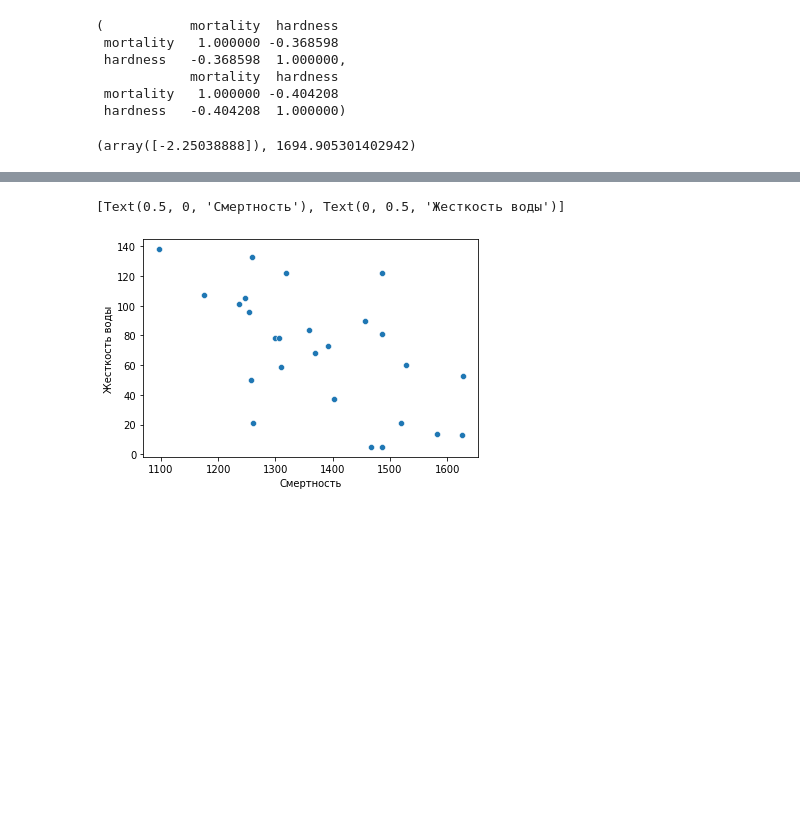
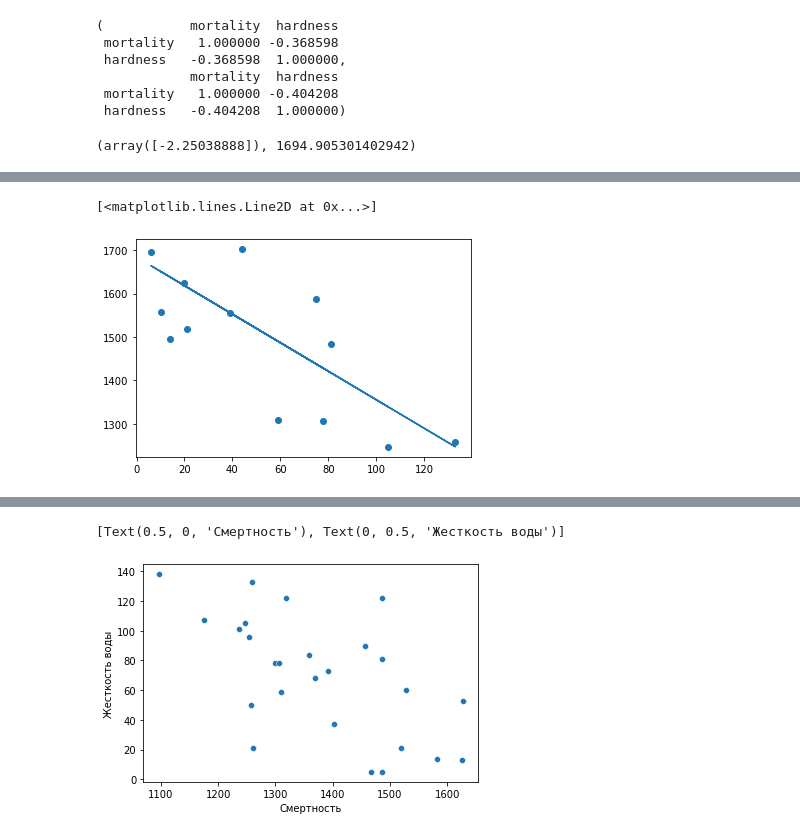
Before and after one commit to jenybari/homework, a Jupyter notebook: statistika4.ipynb, the cells around one changed output, grey strips where cells are left out. Drawn from its saved outputs; the diff is of its cells as text; code cells hidden in the pictures; blank space fills up the shorter version.

```diff
--- a/statistika4.ipynb
+++ b/statistika4.ipynb
@@ -127,0 +132,6 @@ plt.show()
+# %%
+plt.scatter(X_test, y_test)
+plt.plot(X_test, y_pred)
+# %% [output]
+[<matplotlib.lines.Line2D at 0x...>]
+[figure, added]
```
Also changed, not shown: parts of 4 cells of this notebook.
